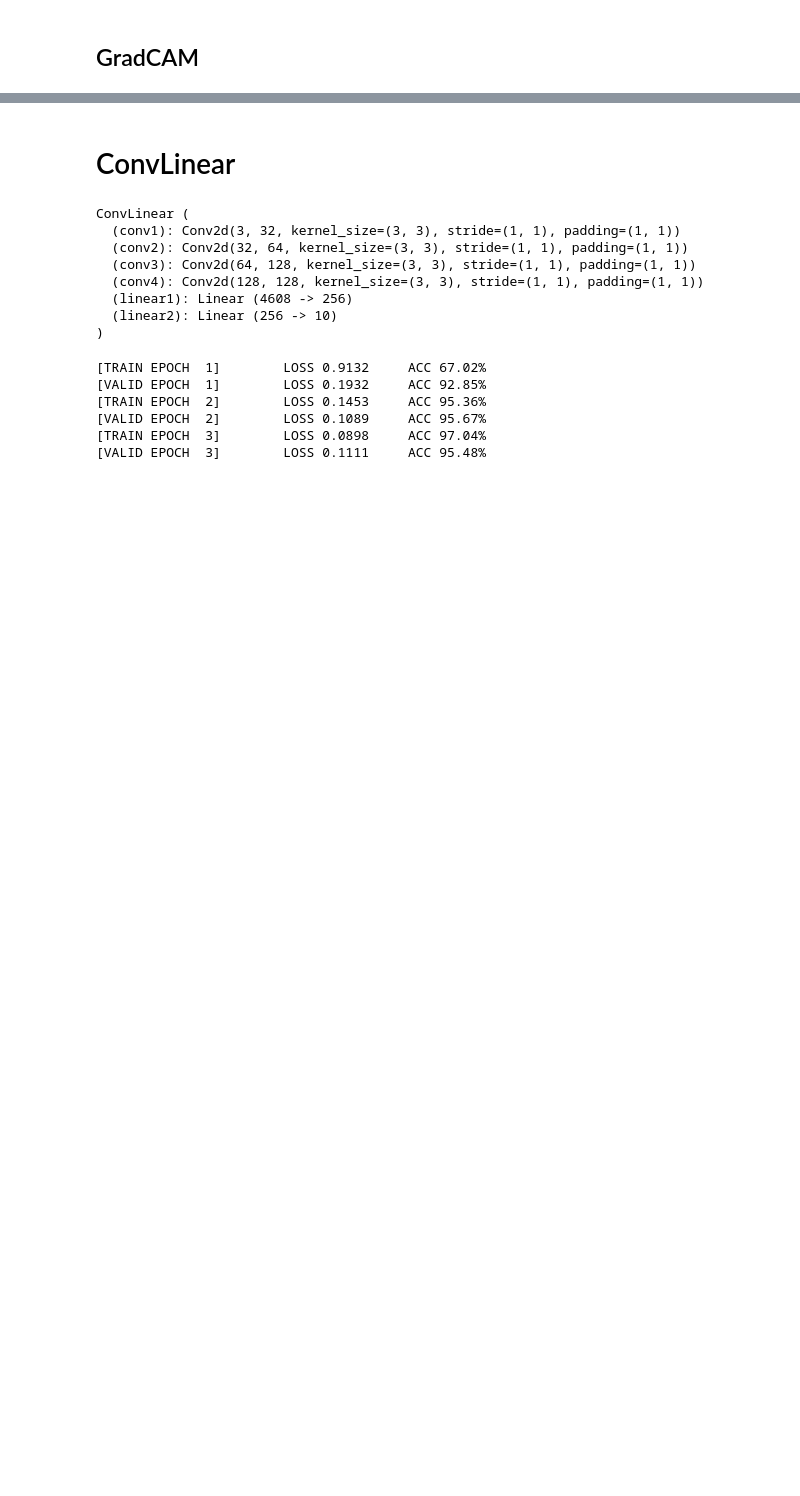
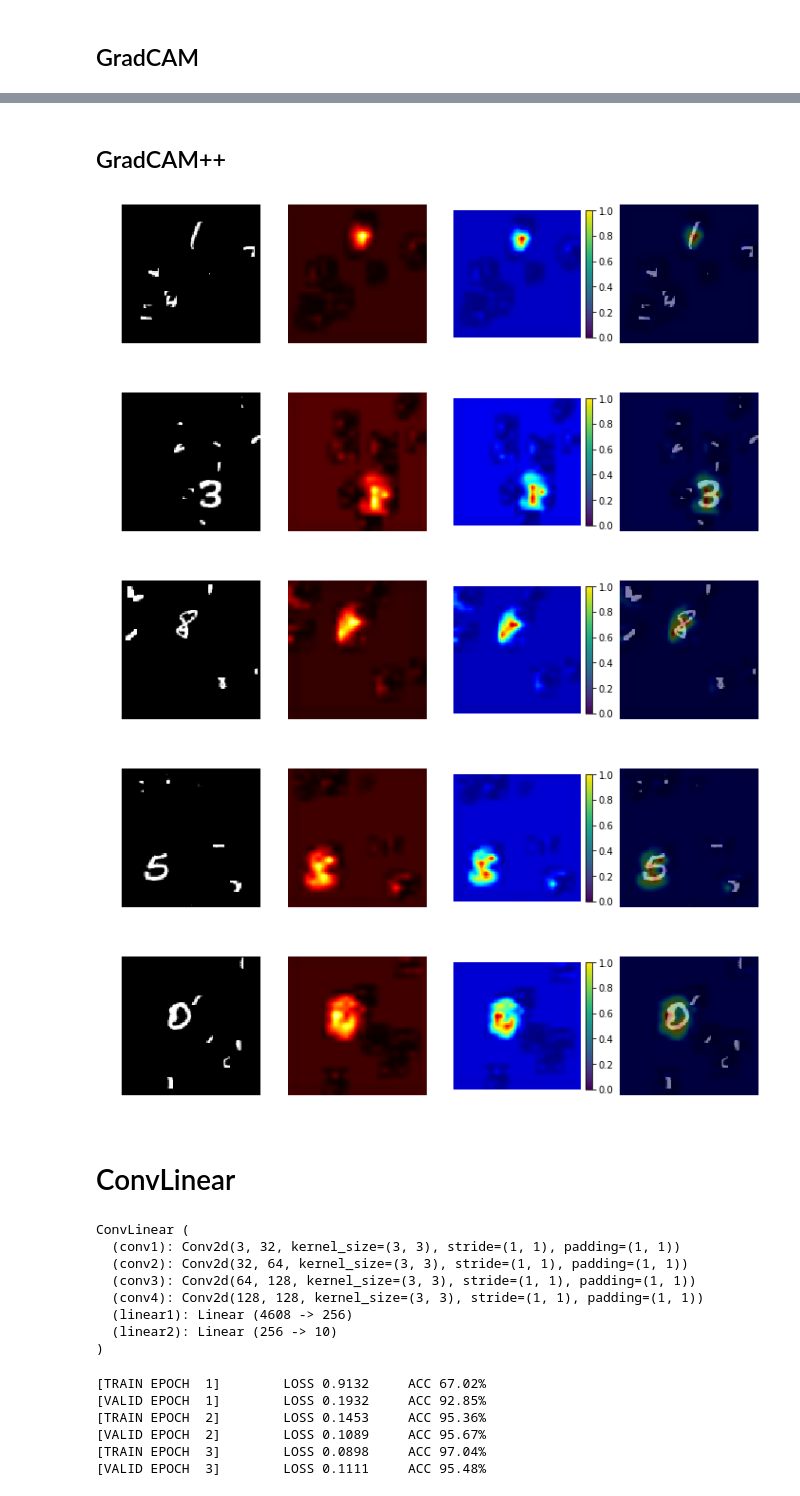
Before and after one commit to khanrc/ml.playground, a Jupyter notebook: pytorch/cam/runner.ipynb, the cells around one changed output, grey strips where cells are left out. Drawn from its saved outputs; the diff is of its cells as text; code cells hidden in the pictures; blank space fills up the shorter version.

```diff
--- a/pytorch/cam/runner.ipynb
+++ b/pytorch/cam/runner.ipynb
@@ -96,6 +97,20 @@ def show_gradcam(model, st, ed):
 
         heatmap = Heatmap(X, activ_map)
         fig = heatmap.figure4()
+# %%
+def show_gradcam_pp(model, st, ed):
+    gradcam_pp = GradCAM_pp(model)
+
+    for i in range(st, ed):
+        X, y = valid_dataset[i]
+        X_var = Variable(X.unsqueeze(0)).cuda()
+
+        logits = gradcam_pp.forward(X_var)
+        gradcam_pp.backward(logits)
+        activ_map = gradcam_pp.activation_map()
+
+        heatmap = Heatmap(X, activ_map)
+        fig = heatmap.figure4()
 # %% [markdown]
 # ConvGAP
 # %%
@@ -150,3 +155,13 @@ show_gradcam(model, 0, 10)
+# %% [markdown]
+## GradCAM++
+# %%
+show_gradcam_pp(model, 0, 5)
+# %% [output]
+[figure, added]
+[figure, added]
+[figure, added]
+[figure, added]
+[figure, added]
 # %% [markdown]
 # ConvLinear
 # %%
```
Also changed, not shown: parts of 8 cells of this notebook, 4 other files.
